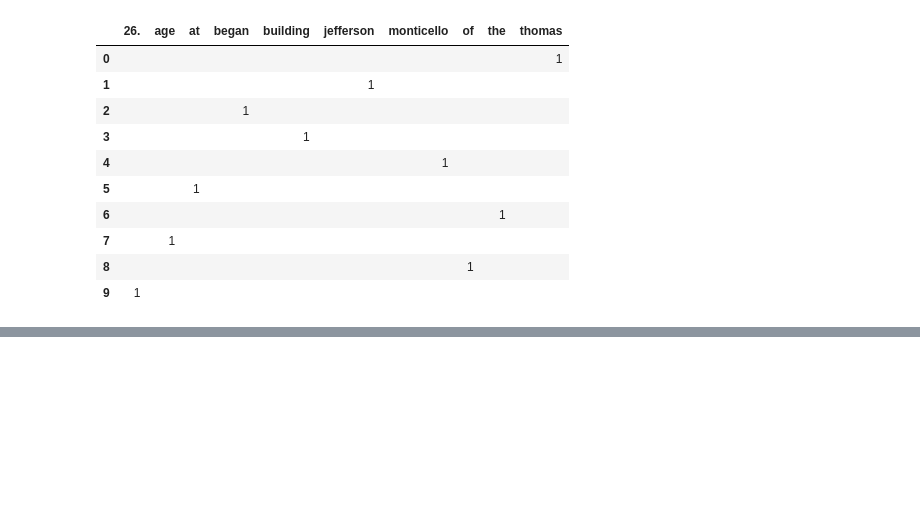
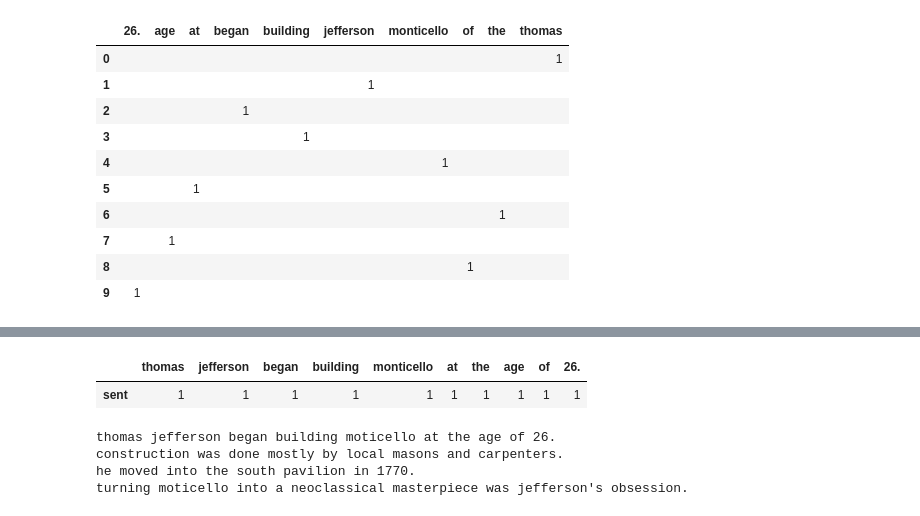
Before and after one commit to jaekyoungkim/nlp_in_action, a Jupyter notebook: 자연어_처리_인_액션.ipynb, the cells around one changed output, grey strips where cells are left out. Saved outputs shown, nothing was run; the diff lists cells and outputs as text; code cells hidden in the pictures; blank space fills up the shorter version.

```diff
--- a/자연어_처리_인_액션.ipynb
+++ b/자연어_처리_인_액션.ipynb
@@ -275,0 +278,5 @@ df
+# %%
+sentence_bow = {}
+for token in sentence.split():
+  sentence_bow[token] = 1
+  sorted(sentence_bow.items())
@@ -275,0 +296,3 @@ df
+# %%
+import pandas as pd
+df = pd.DataFrame( pd.Series(dict([(token,1) for token in sentence.split()])), columns=['sent']).T
@@ -275,0 +312,17 @@ df
+# %%
+df
+# %% [output]
+|  | thomas | jefferson | began | building | monticello | at | the | age | of | 26. |
+| sent | 1 | 1 | 1 | 1 | 1 | 1 | 1 | 1 | 1 | 1 |
+# %%
+sentences = """thomas jefferson began building moticello at the age of 26.\n"""
+sentences += """construction was done mostly by local masons and carpenters.\n"""
+sentences += """he moved into the south pavilion in 1770.\n"""
+sentences += """turning moticello into a neoclassical masterpiece was jefferson's obsession."""
+corpus ={}
+print(sentences)
+# %% [output]
+thomas jefferson began building moticello at the age of 26.
+construction was done mostly by local masons and carpenters.
+he moved into the south pavilion in 1770.
+turning moticello into a neoclassical masterpiece was jefferson's obsession.
```
Also changed, not shown: parts of 50 cells of this notebook.
